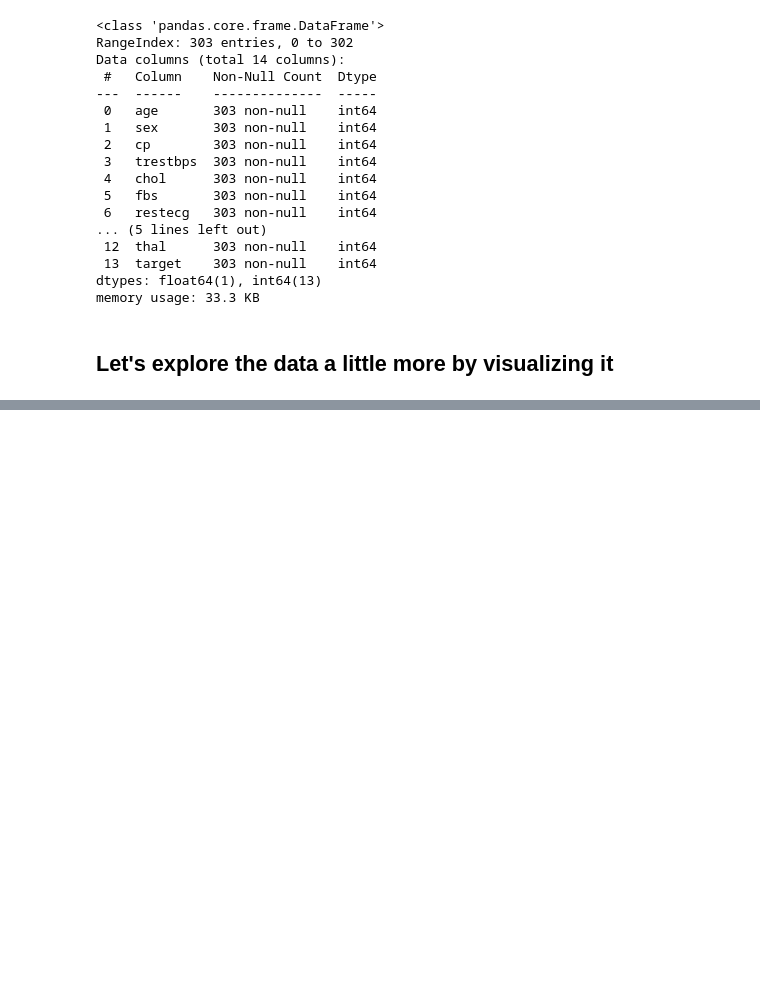
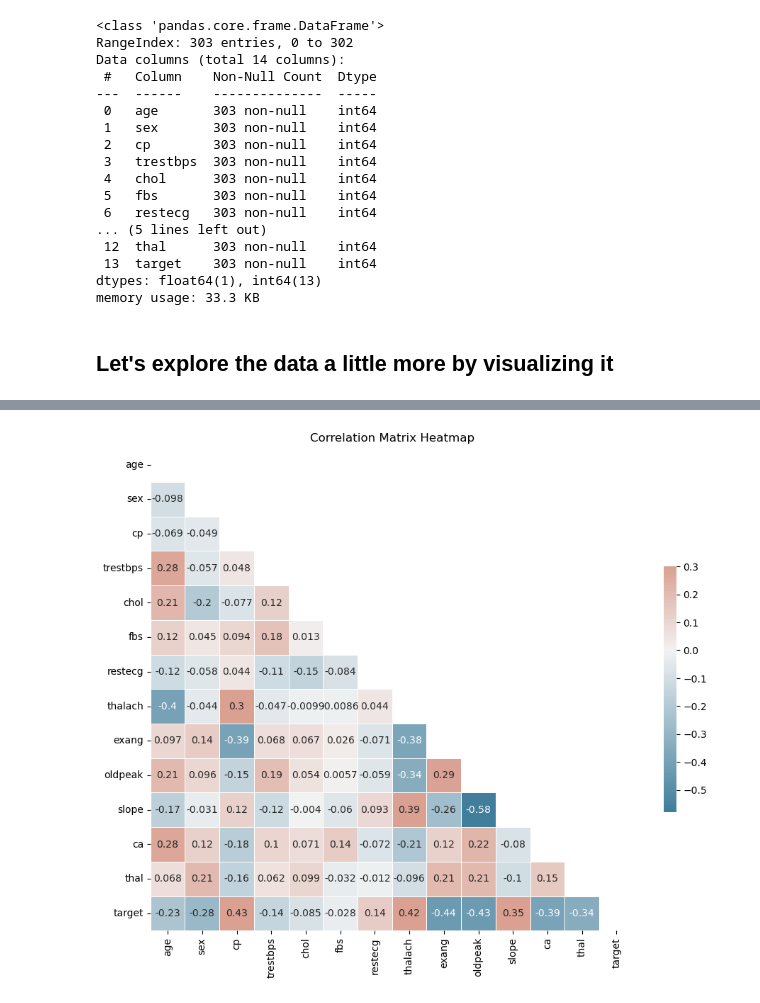
Before and after one commit to monkeygobah/code_grand_rounds, a Jupyter notebook: module_4_Advanced_Data_Science/KNN/DS_knn.ipynb, the cells around one changed output, grey strips where cells are left out. Drawn from its saved outputs; the diff is of its cells as text; code cells hidden in the pictures; blank space fills up the shorter version.

```diff
--- a/module_4_Advanced_Data_Science/KNN/DS_knn.ipynb
+++ b/module_4_Advanced_Data_Science/KNN/DS_knn.ipynb
@@ -88,3 +91,30 @@ ax2 = df["chol"].plot.hist()
+# %%
+import seaborn as sns
+
+corr = df.corr() # This line computes the correlation matrix of the DataFrame.
+                 #  It calculates the Pearson correlation coefficient for each pair of numerical columns.
+                 # Post cleaning, all of our columns have some kind of numerical representation.
+
+# Generate a mask for the upper triangle
+mask = np.triu(np.ones_like(corr, dtype=bool)) #  Here, create a mask for the upper triangle of your correlation matrix.
+                                               # This is done because the matrix is symmetric, i.e., the lower triangle is a mirror
+                                               # image of the upper triangle. Thus, showing both would be redundant.
+                                               # You don't technially need to do this, but its a nice trick...
+
+# Set up the matplotlib figure
+f, ax = plt.subplots(figsize=(11, 9))
+
+# Generate a colormap
+cmap = sns.diverging_palette(230, 20, as_cmap=True)
+
+# Draw the heatmap with the mask
+# Look at the sns documenttion for details on all of the arguments.
+sns.heatmap(corr, mask=mask, cmap=cmap, vmax=.3, center=0, square=True, linewidths=.5, cbar_kws={"shrink": .5}, annot=True)
+
+plt.title('Correlation Matrix Heatmap')
+plt.show()
+# %% [output]
+[figure, added]
 # %% [markdown]
 ## Splitting the Data
 
```
Also changed, not shown: parts of 4 cells of this notebook.
